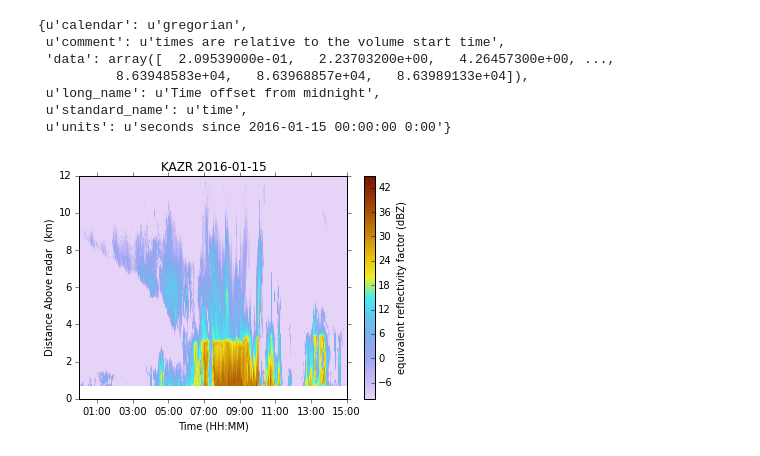
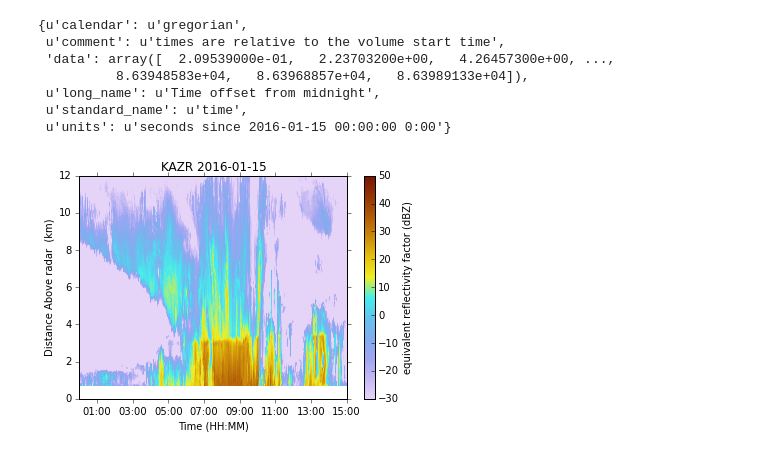
Before and after one commit to nguy/Notebooks, a Jupyter notebook: pyart_time_height.ipynb, the cells around one changed output. Cells and saved outputs as stored; diff of their text form; code cells hidden in the pictures.

```diff
--- a/pyart_time_height.ipynb
+++ b/pyart_time_height.ipynb
@@ -77,8 +77,8 @@ d2 = pyart.graph.RadarDisplay(rkaz)
 # %%
 start = date2num(datetime.datetime(2016,1,15,0,0,0))
 end = date2num(datetime.datetime(2016,1,15,15,0,0))#,rkaz.time['units'])
 #d2.plot_vpt('reflectivity', time_axis_flag=True, cmap='pyart_Carbone42', vmin=-10., vmax=45.)
-d2.plot_vpt('reflectivity', time_axis_flag=True, cmap='pyart_LangRainbow12', vmin=-10., vmax=45., title="KAZR 2016-01-15")
+d2.plot_vpt('reflectivity', time_axis_flag=True, cmap='pyart_LangRainbow12', vmin=-30., vmax=50., title="KAZR 2016-01-15")
 d2.set_limits(ylim=(0., 12.), xlim=(start, end))
 # %% [output]
-[figure, old version]
+[figure, new version]
```
Also changed, not shown: parts of 1 cell of this notebook, 1 other file.
